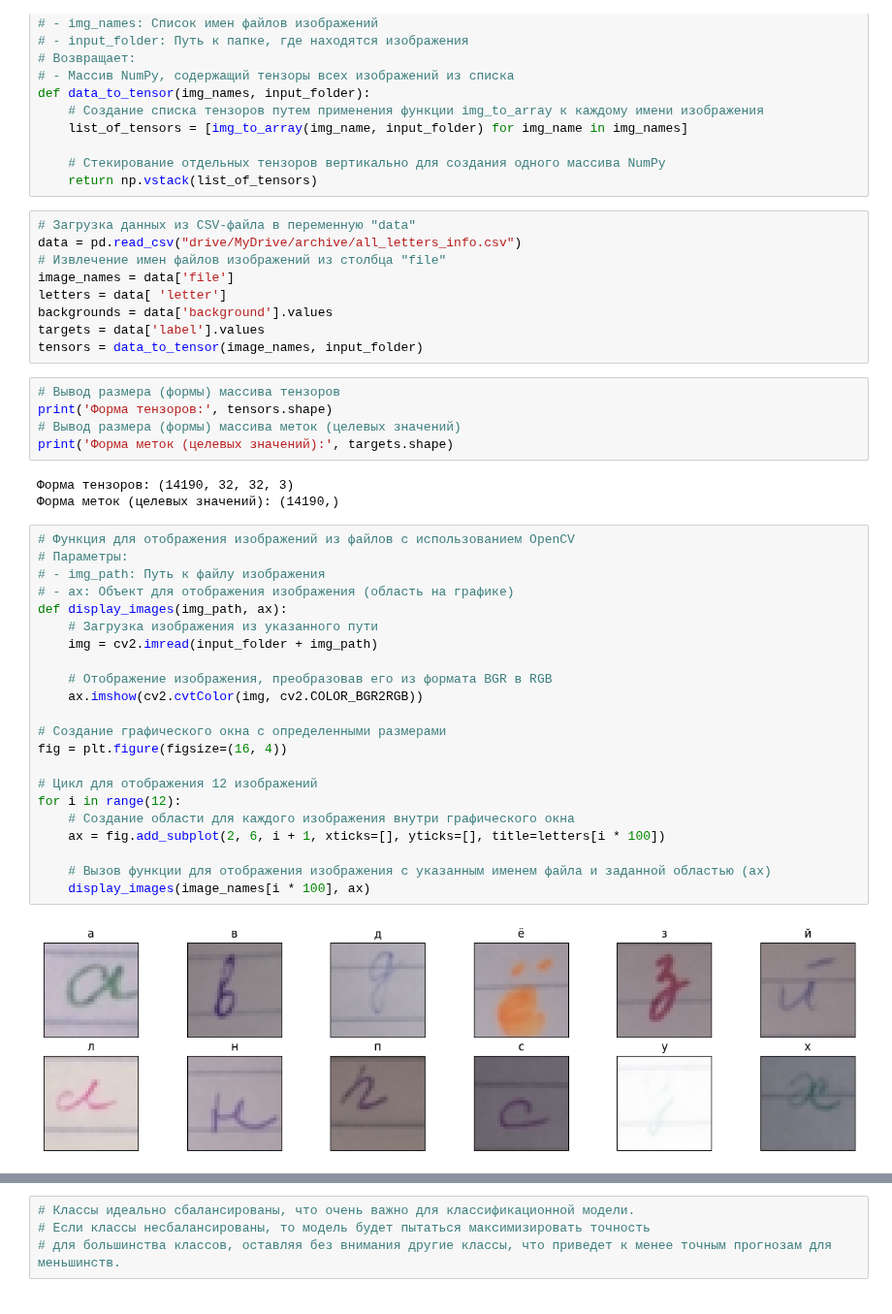
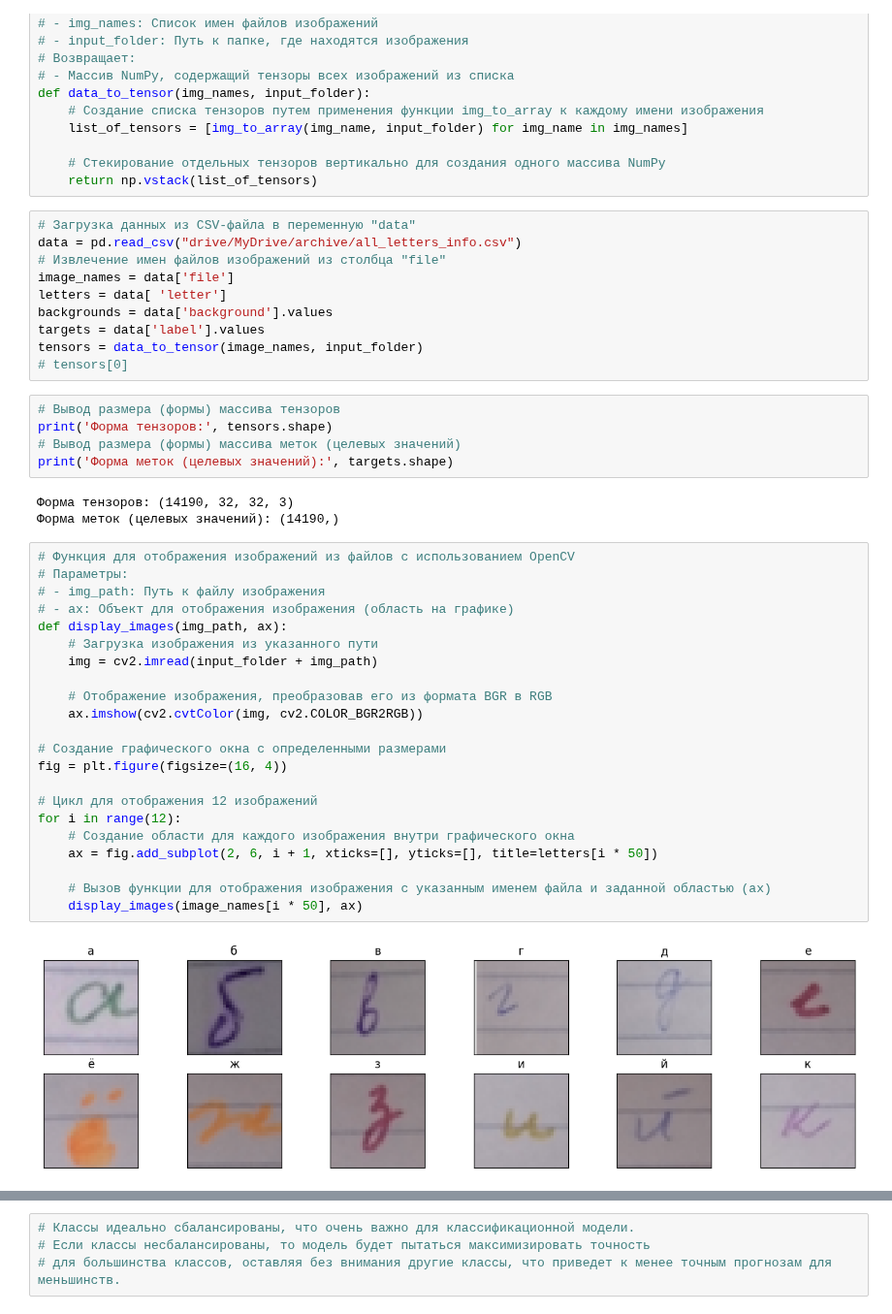
Before and after one commit to MorozovDesu/neural_network_technologies, a Jupyter notebook: 2_Лаба_Нейросетевые_технологии_.ipynb, the cells around one changed output, grey strips where cells are left out. Shown at 97% size. Drawn from its saved outputs; the diff is of its cells as text.

```diff
--- a/2_Лаба_Нейросетевые_технологии_.ipynb
+++ b/2_Лаба_Нейросетевые_технологии_.ipynb
@@ -191,6 +191,7 @@ letters = data[ 'letter']
 backgrounds = data['background'].values
 targets = data['label'].values
 tensors = data_to_tensor(image_names, input_folder)
+# tensors[0]
 # %%
 # Вывод размера (формы) массива тензоров
 print('Форма тензоров:', tensors.shape)
@@ -202,24 +203,24 @@ print('Форма меток (целевых значений):', targets.shape)
 # %%
 # Функция для отображения изображений из файлов с использованием OpenCV
 # Параметры:
 # - img_path: Путь к файлу изображения
 # - ax: Объект для отображения изображения (область на графике)
 def display_images(img_path, ax):
     # Загрузка изображения из указанного пути
     img = cv2.imread(input_folder + img_path)
 
     # Отображение изображения, преобразовав его из формата BGR в RGB
     ax.imshow(cv2.cvtColor(img, cv2.COLOR_BGR2RGB))
 
 # Создание графического окна с определенными размерами
 fig = plt.figure(figsize=(16, 4))
 
 # Цикл для отображения 12 изображений
 for i in range(12):
     # Создание области для каждого изображения внутри графического окна
-    ax = fig.add_subplot(2, 6, i + 1, xticks=[], yticks=[], title=letters[i * 100])
+    ax = fig.add_subplot(2, 6, i + 1, xticks=[], yticks=[], title=letters[i * 50])
 
     # Вызов функции для отображения изображения с указанным именем файла и заданной областью (ax)
-    display_images(image_names[i * 100], ax)
+    display_images(image_names[i * 50], ax)
 # %% [output]
-[figure, old version]
+[figure, new version]
```
Also changed, not shown: parts of 10 cells of this notebook.
